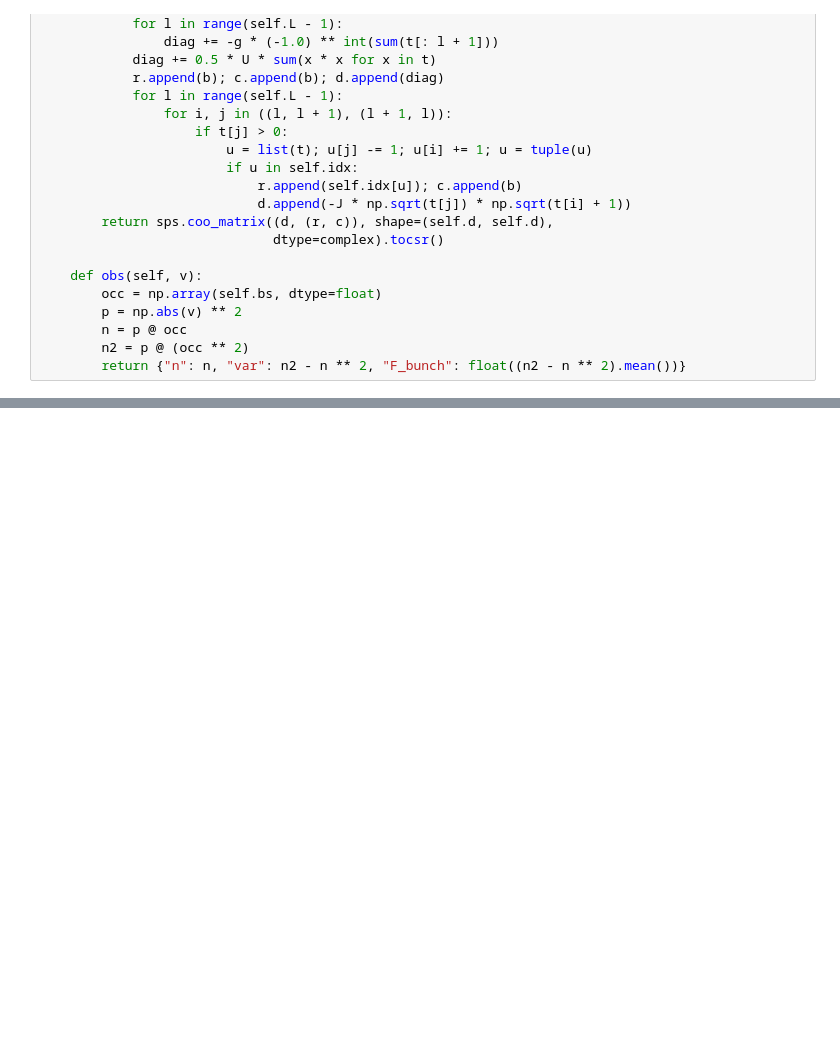
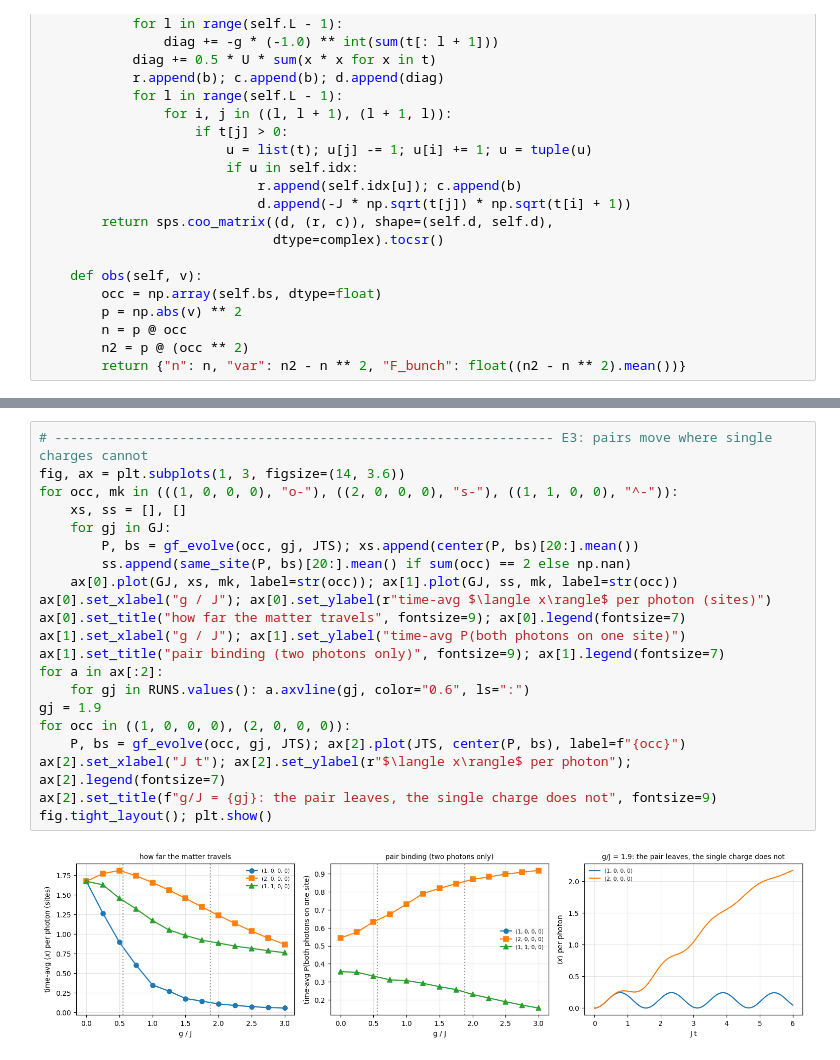
Before and after one commit to TunmayGerg/quantum-simulation-code, a Jupyter notebook: Quantum control/z2_higgs_4cavity_schemes.ipynb, the cells around one changed output, grey strips where cells are left out. Cells and saved outputs as stored; diff of their text form; blank space fills up the shorter version.

```diff
--- a/Quantum control/z2_higgs_4cavity_schemes.ipynb
+++ b/Quantum control/z2_higgs_4cavity_schemes.ipynb
@@ -2670,0 +664,23 @@ The claim is refuted, not weakened, by any of these:
+# %%
+# ---------------------------------------------------------------- E3: pairs move where single charges cannot
+fig, ax = plt.subplots(1, 3, figsize=(14, 3.6))
+for occ, mk in (((1, 0, 0, 0), "o-"), ((2, 0, 0, 0), "s-"), ((1, 1, 0, 0), "^-")):
+    xs, ss = [], []
+    for gj in GJ:
+        P, bs = gf_evolve(occ, gj, JTS); xs.append(center(P, bs)[20:].mean())
+        ss.append(same_site(P, bs)[20:].mean() if sum(occ) == 2 else np.nan)
+    ax[0].plot(GJ, xs, mk, label=str(occ)); ax[1].plot(GJ, ss, mk, label=str(occ))
+ax[0].set_xlabel("g / J"); ax[0].set_ylabel(r"time-avg $\langle x\rangle$ per photon (sites)")
+ax[0].set_title("how far the matter travels", fontsize=9); ax[0].legend(fontsize=7)
+ax[1].set_xlabel("g / J"); ax[1].set_ylabel("time-avg P(both photons on one site)")
+ax[1].set_title("pair binding (two photons only)", fontsize=9); ax[1].legend(fontsize=7)
+for a in ax[:2]:
+    for gj in RUNS.values(): a.axvline(gj, color="0.6", ls=":")
+gj = 1.9
+for occ in ((1, 0, 0, 0), (2, 0, 0, 0)):
+    P, bs = gf_evolve(occ, gj, JTS); ax[2].plot(JTS, center(P, bs), label=f"{occ}")
+ax[2].set_xlabel("J t"); ax[2].set_ylabel(r"$\langle x\rangle$ per photon"); ax[2].legend(fontsize=7)
+ax[2].set_title(f"g/J = {gj}: the pair leaves, the single charge does not", fontsize=9)
+fig.tight_layout(); plt.show()
+# %% [output]
+[figure, added]
```
Also changed, not shown: parts of 63 cells of this notebook, 3 other files.
